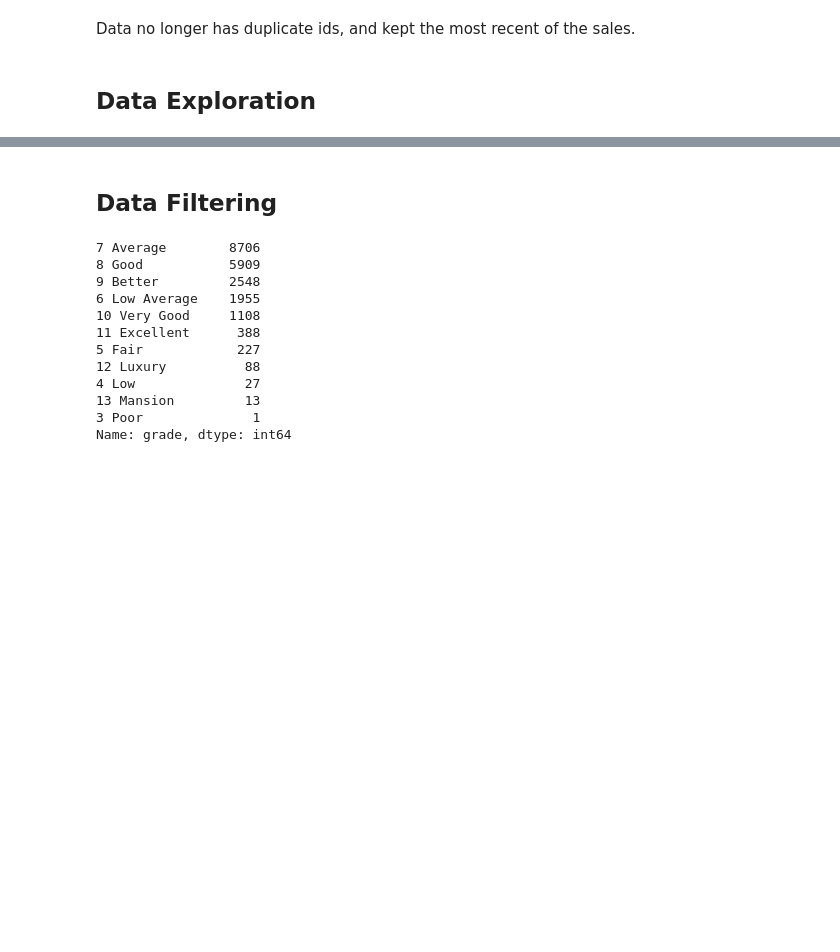
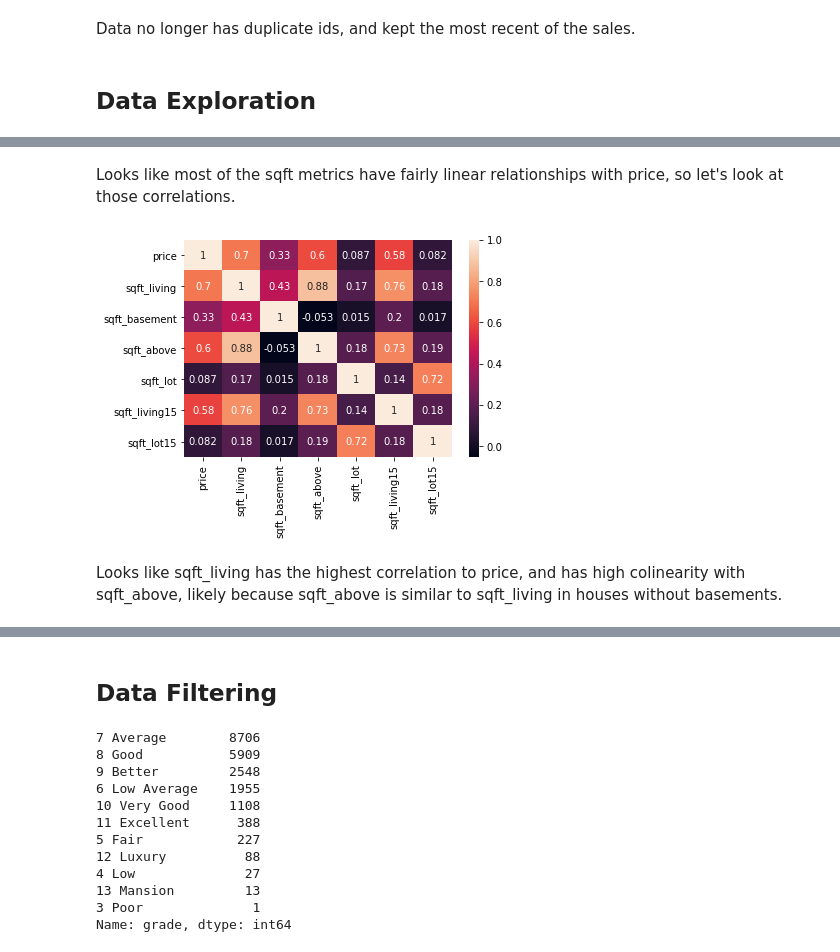
Before and after one commit to pjlannoo/Housing-Data-Project, a Jupyter notebook: FinalNotebook.ipynb, the cells around one changed output, grey strips where cells are left out. Saved outputs shown, nothing was run; the diff lists cells and outputs as text; code cells hidden in the pictures; blank space fills up the shorter version.

```diff
--- a/FinalNotebook.ipynb
+++ b/FinalNotebook.ipynb
@@ -337,0 +420,9 @@ Data no longer has duplicate ids, and kept the most recent of the sales.
+# %% [markdown]
+Looks like most of the sqft metrics have fairly linear relationships with price, so let's look at those correlations.
+# %%
+sns.heatmap(data=df[['price','sqft_living','sqft_basement','sqft_above','sqft_lot','sqft_living15','sqft_lot15']].corr(),
+            annot=True);
+# %% [output]
+[figure, added]
+# %% [markdown]
+Looks like sqft_living has the highest correlation to price, and has high colinearity with sqft_above, likely because sqft_above is similar to sqft_living in houses without basements.
```
Also changed, not shown: parts of 64 cells of this notebook, 2 other files.
